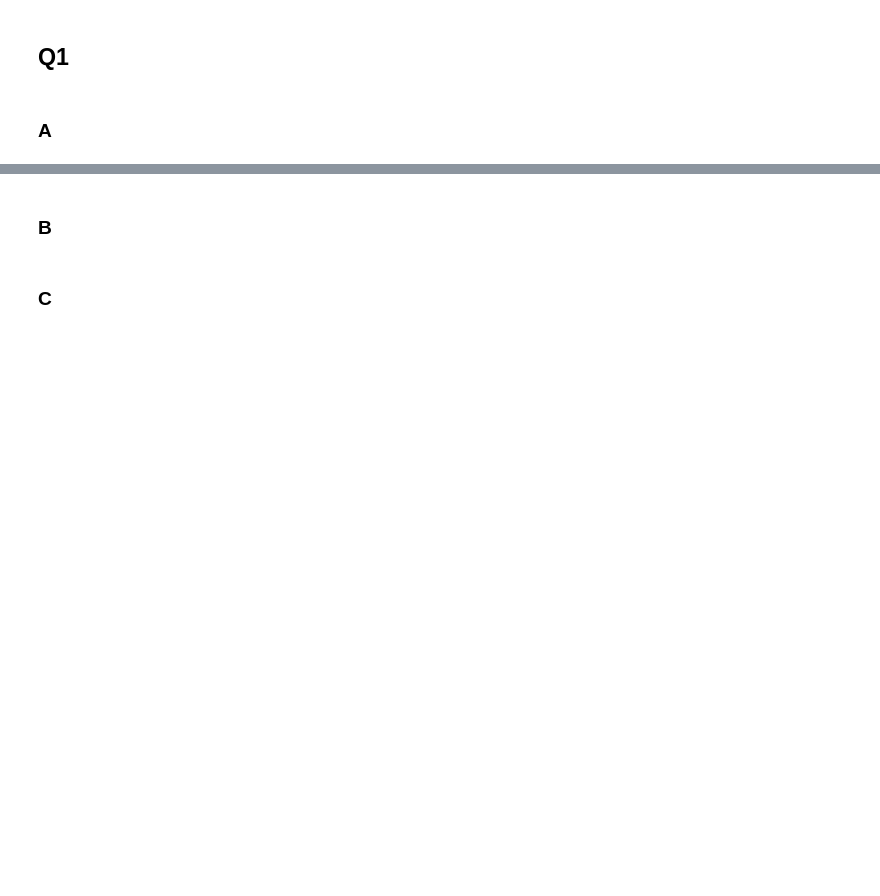
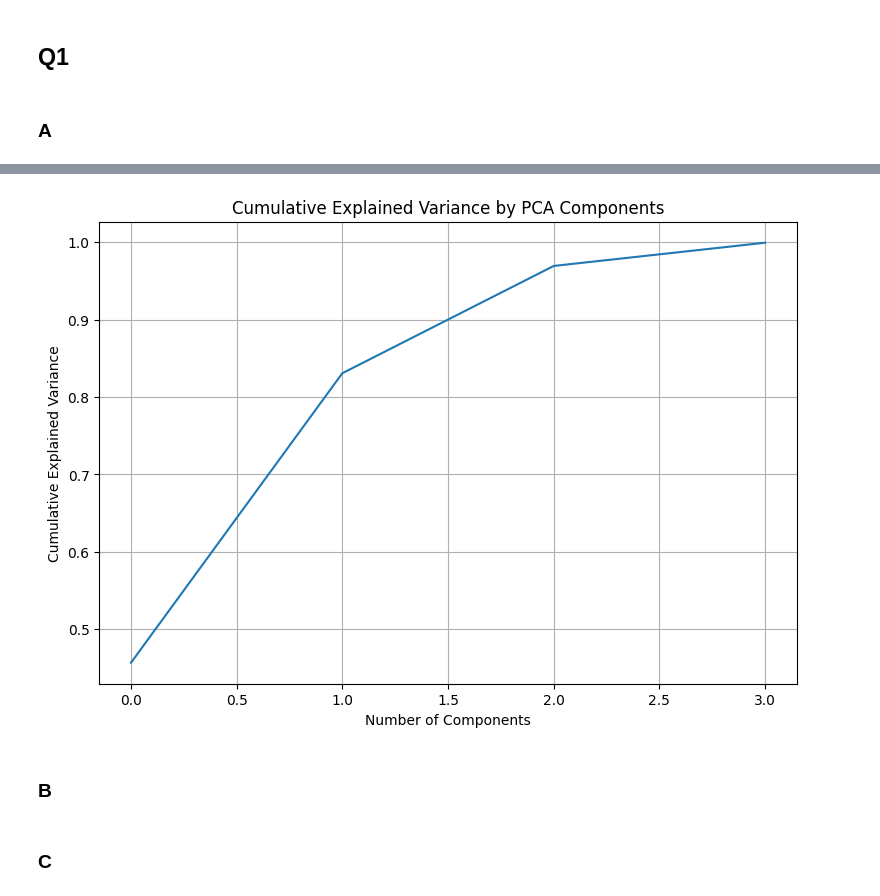
Before and after one commit to elijah-jones-2003/PADL, a Jupyter notebook: padl.ipynb, the cells around one changed output, grey strips where cells are left out. Drawn from its saved outputs; the diff is of its cells as text; code cells hidden in the pictures; blank space fills up the shorter version.

```diff
--- a/padl.ipynb
+++ b/padl.ipynb
@@ -26,3 +96,16 @@ model = ""
+# %%
+explained_variance_ratio = pca.explained_variance_ratio_
+cumulative_variance = np.cumsum(explained_variance_ratio)
+
+plt.figure(figsize=(9, 6))
+plt.plot(cumulative_variance)
+plt.xlabel('Number of Components')
+plt.ylabel('Cumulative Explained Variance')
+plt.title('Cumulative Explained Variance by PCA Components')
+plt.grid(True)
+plt.show()
+# %% [output]
+[figure, added]
 # %% [markdown]
 ### B
 # %%
```
Also changed, not shown: parts of 3 cells of this notebook.
